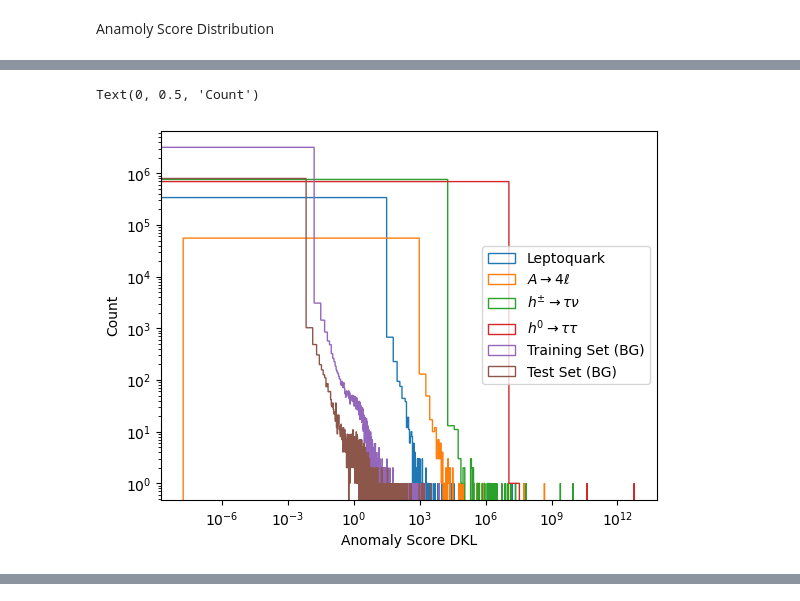
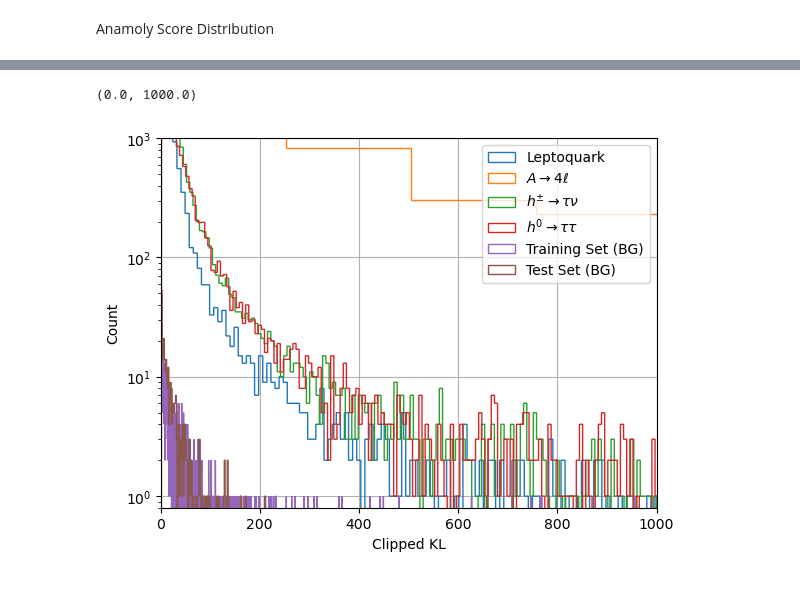
Before and after one commit to jnamador/vae_fs, a Jupyter notebook: models/vae1_analysis.ipynb, the cells around one changed output, grey strips where cells are left out. Cells and saved outputs as stored; diff of their text form; code cells hidden in the pictures.

```diff
--- a/models/vae1_analysis.ipynb
+++ b/models/vae1_analysis.ipynb
@@ -441,16 +317,0 @@ for data in data:
-# %%
-for dist, label in zip(anomaly_scores, data_names_tex):
-    plt.hist(dist
-             , label=label
-             , histtype = "step"
-             , bins=500000
-            #  , density=True
-             )
-plt.legend()
-# plt.semilogy()
-plt.loglog()
-plt.xlabel("Anomaly Score DKL")
-plt.ylabel("Count")
-# %% [output]
-Text(0, 0.5, 'Count')
-[figure, removed]
@@ -458,0 +318,41 @@ Text(0, 0.5, 'Count')
+# %%
+
+data = [leptoquark_data, Ato4l_data, hChToTauNu_data, hToTauTau_data
+               , X_train
+               , X_test
+               ]
+data_names_tex = [ # latex version
+                "Leptoquark"
+                , "$A\\rightarrow 4\ell$"
+                , "$h^{\pm}\\rightarrow\\tau \\nu$"
+                , "$h^0\\rightarrow\\tau\\tau$"
+                , "Training Set (BG)" # Background
+                , "Test Set (BG)" # Background
+                ]
+
+anomaly_scores = []
+for data in data:
+    s = calc_anomaly_dist(data, just_enc, AD_score_CKL)
+    anomaly_scores.append(s)
+
+for i in range(len(data_names_tex)):
+    dat = anomaly_scores[i]
+    bin_n = int(len(dat))
+    # print(bin_n)
+    plt.hist(dat
+             , bins = int(bin_n/400)
+             , label=data_names_tex[i] # + " " + str(bin_n)
+             , histtype = "step"
+            #  , density=True
+             )
+
+plt.legend(loc="upper right")
+# plt.loglog()
+plt.semilogy()
+# plt.semilogx()
+plt.xlabel("Clipped KL")
+plt.ylabel("Count")
+plt.grid()
+plt.ylim((0.8, 1000))
+plt.xlim((0, 1000))
+# %% [output]
@@ -458,0 +365,2 @@ Text(0, 0.5, 'Count')
+(0.0, 1000.0)
+[figure, added]
```
Also changed, not shown: parts of 6 cells of this notebook.
